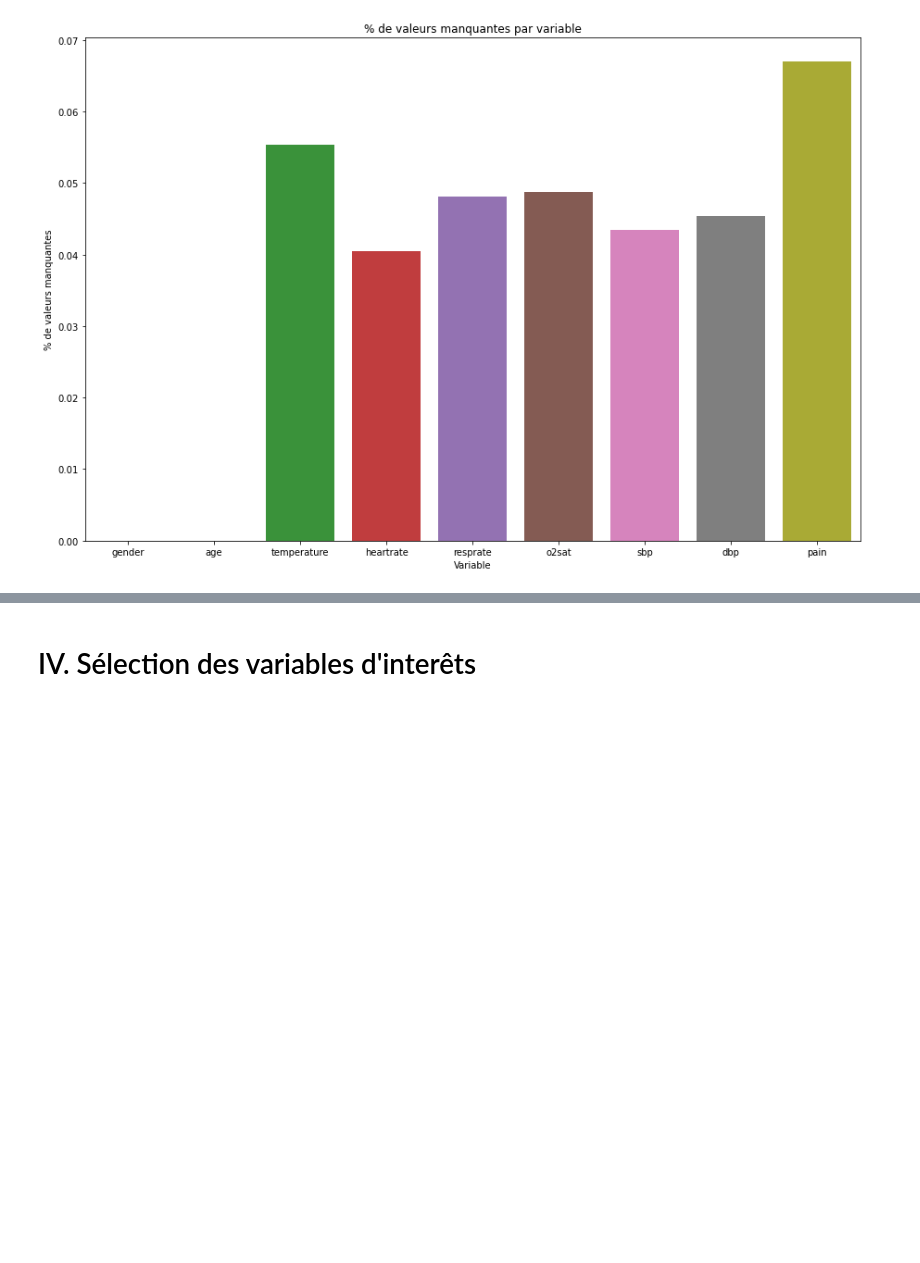
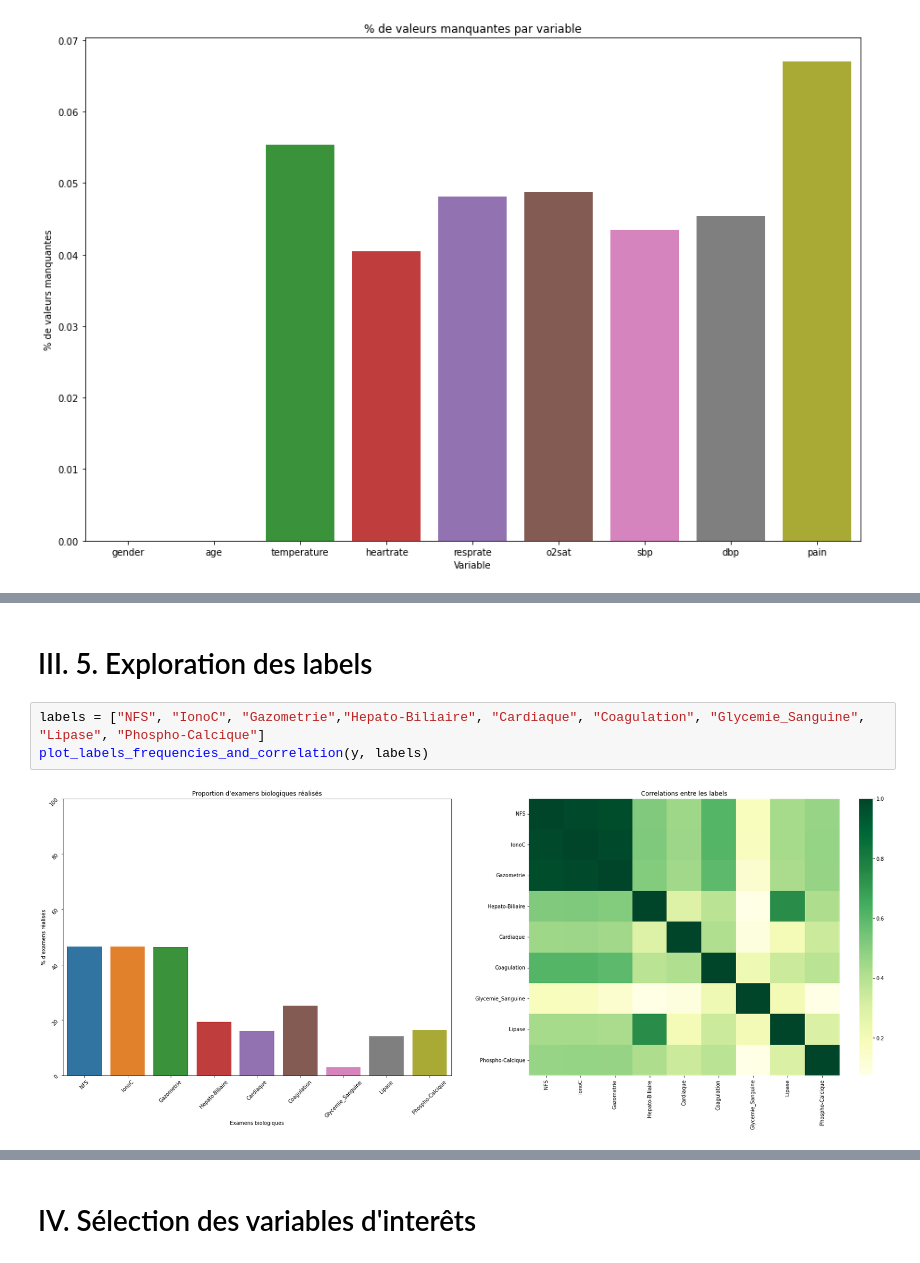
Before and after one commit to alibell/biologyOrderPredictor, a Jupyter notebook: Project_Report.ipynb, the cells around one changed output, grey strips where cells are left out. Saved outputs shown, nothing was run; the diff lists cells and outputs as text; blank space fills up the shorter version.

```diff
--- a/Project_Report.ipynb
+++ b/Project_Report.ipynb
@@ -272,0 +324,7 @@ plot_missing_bar(X, features)
+# %% [markdown]
+# III. 5. Exploration des labels
+# %%
+labels = ["NFS", "IonoC", "Gazometrie","Hepato-Biliaire", "Cardiaque", "Coagulation", "Glycemie_Sanguine", "Lipase", "Phospho-Calcique"]
+plot_labels_frequencies_and_correlation(y, labels)
+# %% [output]
+[figure, added]
```
Also changed, not shown: parts of 34 cells of this notebook, 2 other files.
